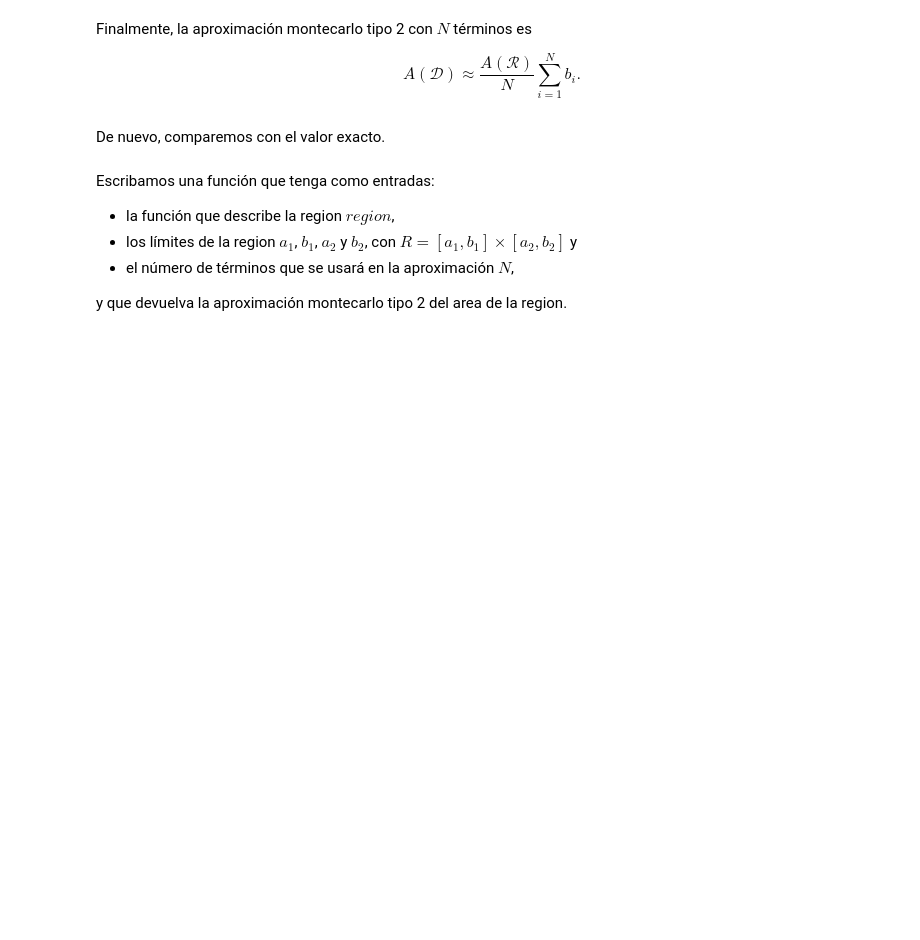
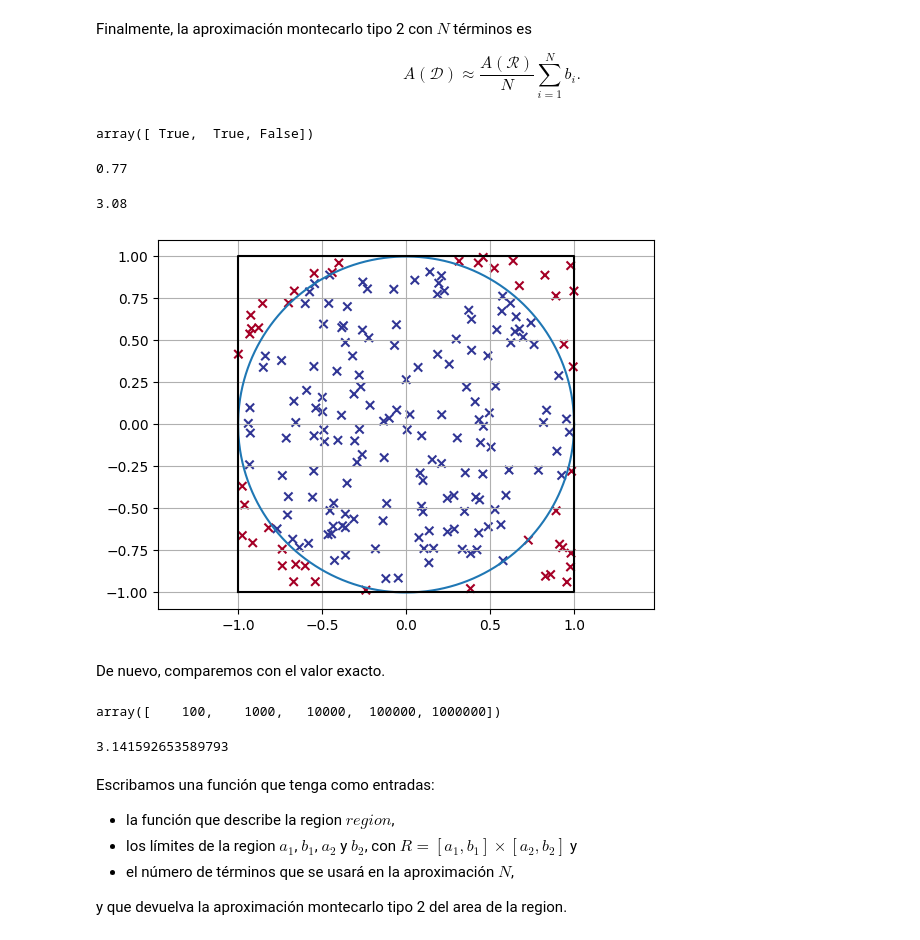
Before and after one commit to ArellanoMCarlos/SimMat_O2023, a Jupyter notebook: Montecarlo/IntegracionMontecarlo.ipynb, the cells around one changed output. Saved outputs shown, nothing was run; the diff lists cells and outputs as text; code cells hidden in the pictures; blank space fills up the shorter version.

```diff
--- a/Montecarlo/IntegracionMontecarlo.ipynb
+++ b/Montecarlo/IntegracionMontecarlo.ipynb
@@ -310,5 +313,50 @@ $$A(\mathcal{D})\approx \frac{A(\mathcal{R})}{N}\sum_{i=1}^{N}b_i.$$
+# %%
+# Función de Bernoulli propia del círculo
+def B_circulo(x,y):
+  return x**2+y**2<=1
+# %%
+x=np.array([0,1,1])
+y=np.array([0,0,1])
+B_circulo(x,y)
+# %% [output]
+array([ True,  True, False])
+# %%
+N=200
+ux=np.random.uniform(-1,1,N)
+uy=np.random.uniform(-1,1,N)
+B=B_circulo(ux,uy)
+th=B.mean()
+th
+# %% [output]
+0.77
+# %%
+AD=th*(1-(-1))*(1-(-1)) # th*(Área_del_rectángulo)
+AD
+# %% [output]
+3.08
+# %%
+plt.scatter(ux,uy,c=B_circulo(ux,uy),marker='x',cmap='RdYlBu') # Puntos usados en el cálculo del área
+
+# Acá graficamos el circulo
+x=np.linspace(-1,1,1000)
+y1=np.sqrt(1-x**2)
+y2=-np.sqrt(1-x**2)
+plt.plot(x,y1,x,y2,'C0',[-1,1,1,-1,-1],[-1,-1,1,1,-1],'k')
+plt.axis('equal')
+plt.grid()
+# %% [output]
+[figure, added]
 # %% [markdown]
 De nuevo, comparemos con el valor exacto.
+# %%
+N=np.logspace(2,6,5).astype('int')
+N
+# %% [output]
+array([    100,    1000,   10000,  100000, 1000000])
+# %%
+np.pi
+# %% [output]
+3.141592653589793
 # %% [markdown]
 Escribamos una función que tenga como entradas:
 - la función que describe la region $region$,
```
Also changed, not shown: parts of 6 cells of this notebook.
